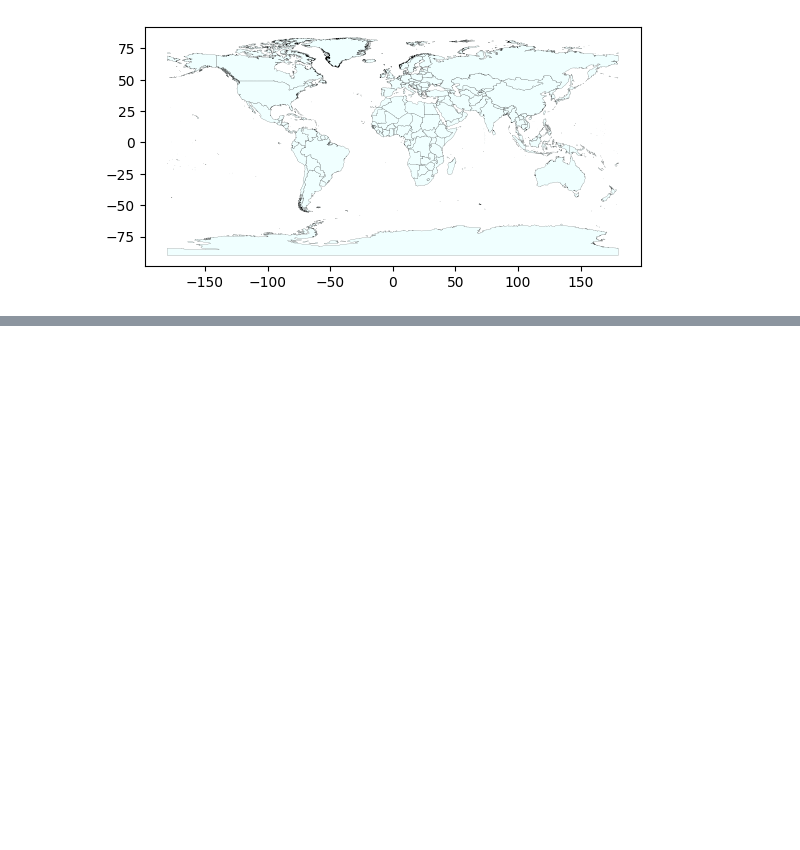
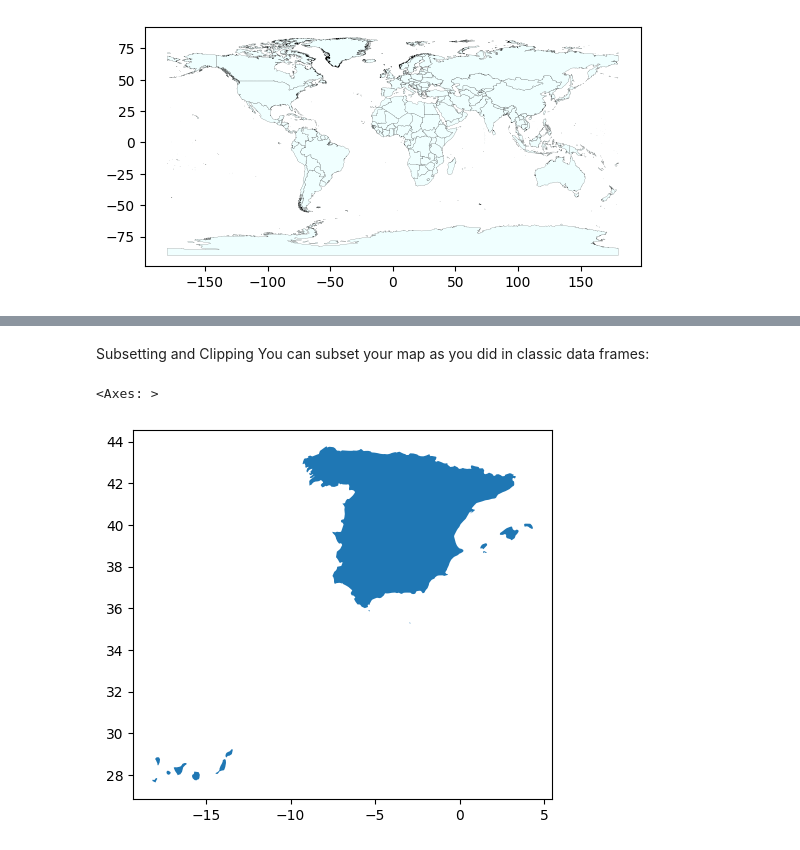
Before and after one commit to Ricardoabelhp/introgeodf, a Jupyter notebook: rhp_geopandas.ipynb, the cells around one changed output, grey strips where cells are left out. Saved outputs shown, nothing was run; the diff lists cells and outputs as text; code cells hidden in the pictures; blank space fills up the shorter version.

Commit message:
Usign Spain  such country

```diff
--- a/rhp_geopandas.ipynb
+++ b/rhp_geopandas.ipynb
@@ -117,0 +248,10 @@ countries.plot(facecolor="azure",#color of polygon fill
+# %% [markdown]
+Subsetting and Clipping
+You can subset your map as you did in classic data frames:
+# %%
+spain=countries[countries.COUNTRY=='Spain']
+# %%
+spain.plot()
+# %% [output]
+<Axes: >
+[figure, added]
```
Also changed, not shown: parts of 11 cells of this notebook.
